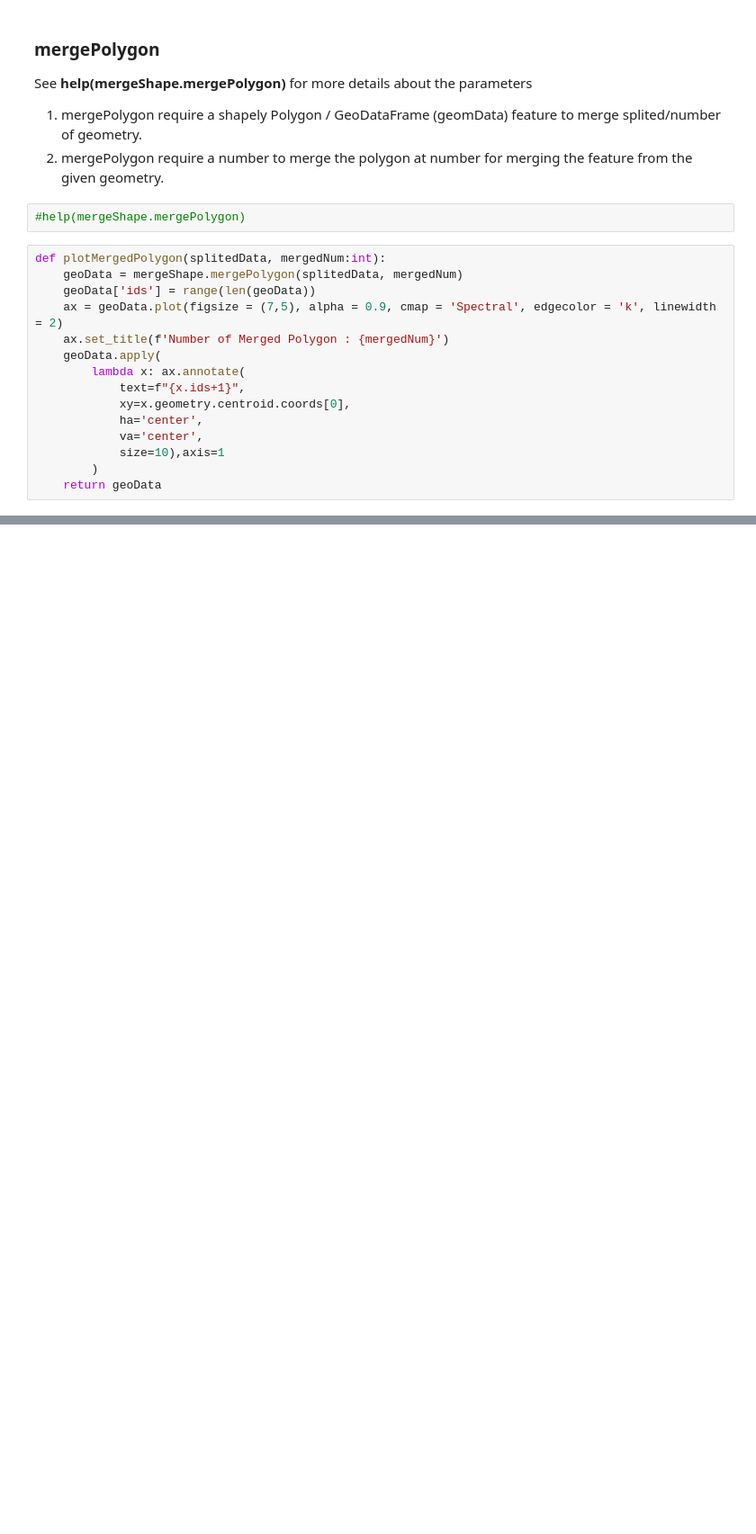
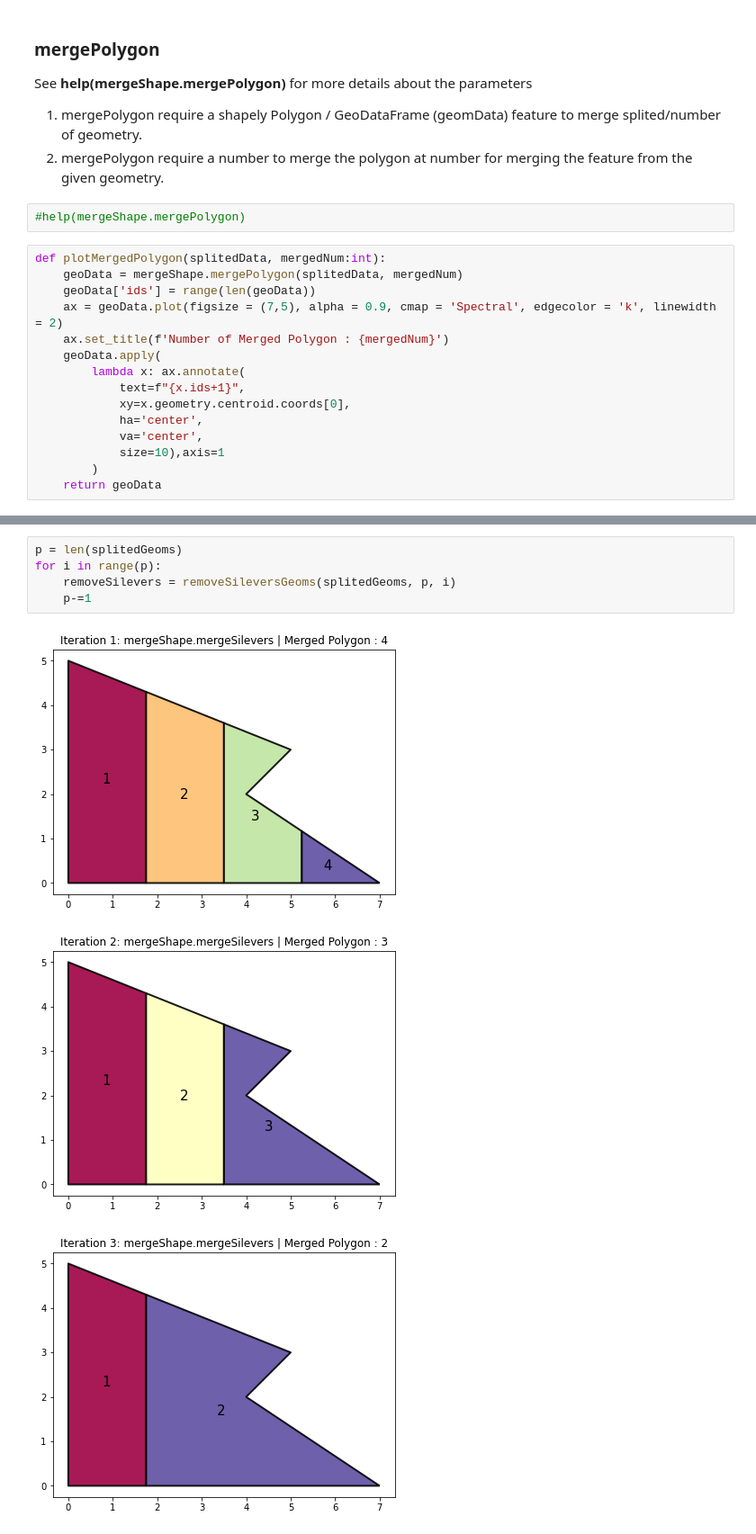
Before and after one commit to abiraihan/geoshapes, a Jupyter notebook: example/mergeShape.ipynb, the cells around one changed output, grey strips where cells are left out. Shown at 90% size. Saved outputs shown, nothing was run; the diff lists cells and outputs as text; blank space fills up the shorter version.

```diff
--- a/example/mergeShape.ipynb
+++ b/example/mergeShape.ipynb
@@ -92,0 +154,9 @@ geo5 = plotMergedPolygon(splitedData, 5)
+# %%
+p = len(splitedGeoms)
+for i in range(p):
+    removeSilevers = removeSileversGeoms(splitedGeoms, p, i)
+    p-=1
+# %% [output]
+[figure, added]
+[figure, added]
+[figure, added]
```
Also changed, not shown: parts of 17 cells of this notebook, 1 other file.
